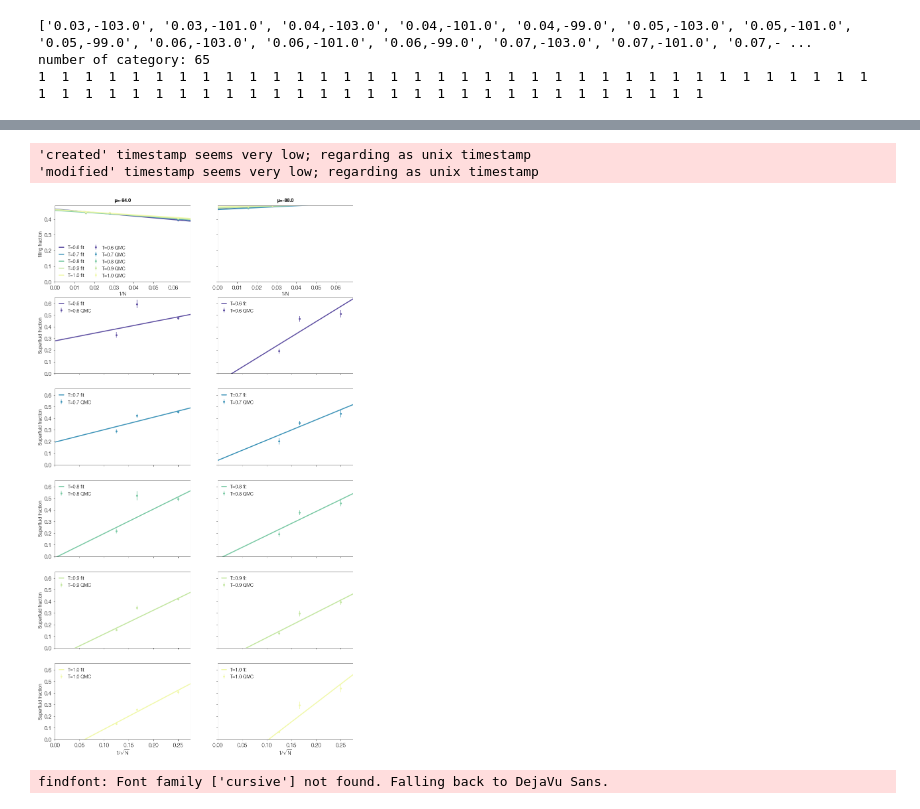
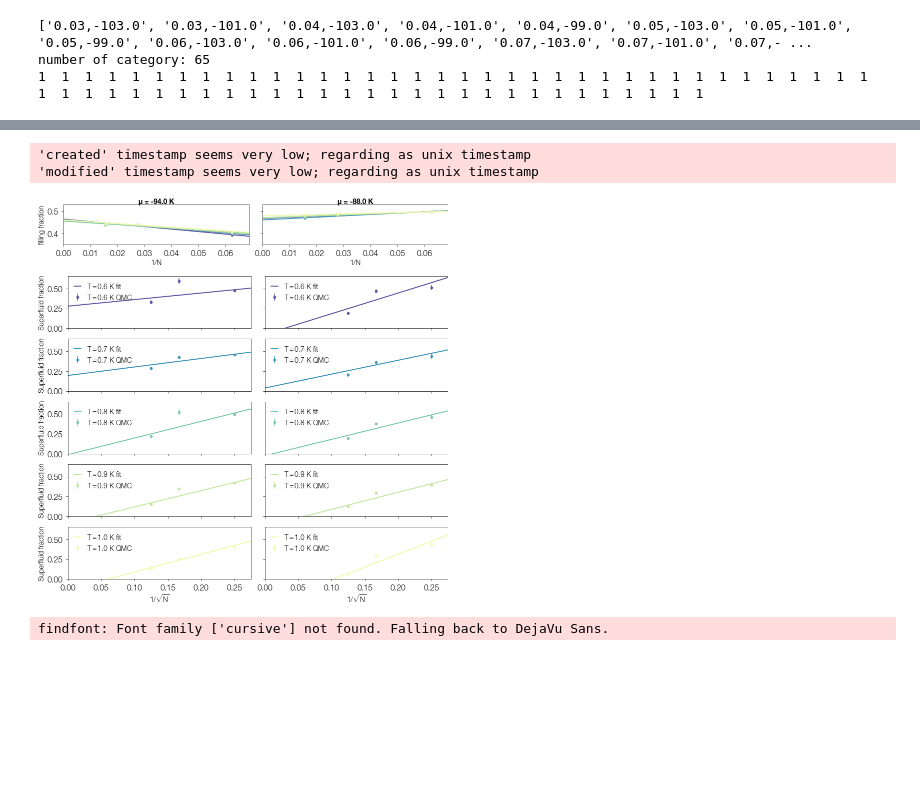
Before and after one commit to DelMaestroGroup/papers-code-Superfluid4HeStrainGraphene, a Jupyter notebook: src/AdsorptionPhaseAnalyzer.ipynb, the cells around one changed output, grey strips where cells are left out. Saved outputs shown, nothing was run; the diff lists cells and outputs as text; code cells hidden in the pictures; blank space fills up the shorter version.

```diff
--- a/src/AdsorptionPhaseAnalyzer.ipynb
+++ b/src/AdsorptionPhaseAnalyzer.ipynb
@@ -131,19 +131,19 @@ def name_change(key):
 # %%
 plt.style.reload_library()
 dgutils.fonts.set_custom_font(font_path)
 _case_key = '0.12,-94.0'
 _case_key2 = '0.12,-88.0'
 _target = dfdict[_case_key]
 _target2 = dfdict[_case_key2]
 _plot_target = _target[_target['T']>0.5]
 _plot_target2 = _target2[_target2['T']>0.5]
 
-nplot = ptools.plot_only_two(ptools.esti_array_multi(_plot_target),ptools.esti_array_multi(_plot_target2))
+nplot = ptools.plot_only_two_agd(ptools.esti_array_multi(_plot_target),ptools.esti_array_multi(_plot_target2))
 nplot.savefig('../figures/'+'figS3'+'.pdf')
 # %% [output]
 'created' timestamp seems very low; regarding as unix timestamp
 'modified' timestamp seems very low; regarding as unix timestamp
-[figure, old version]
+[figure, new version]
 # %%
 # If you want to plot data, use below
 # plt.style.reload_library()
```
Also changed, not shown: parts of 1 cell of this notebook, 2 other files.
